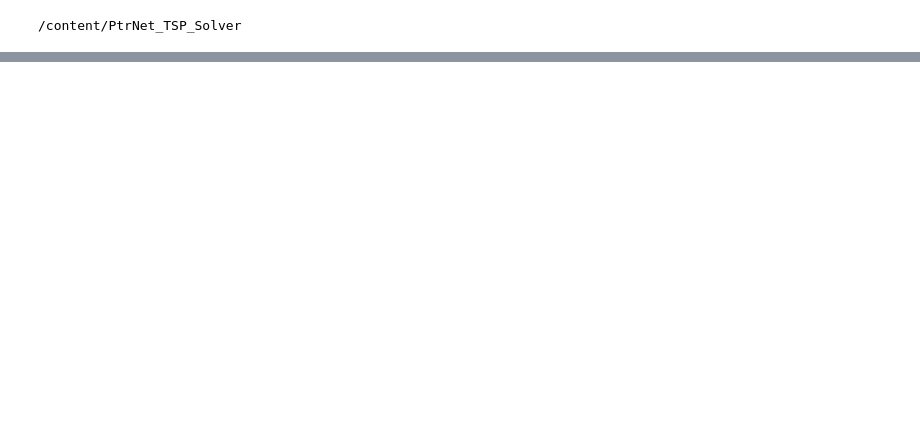
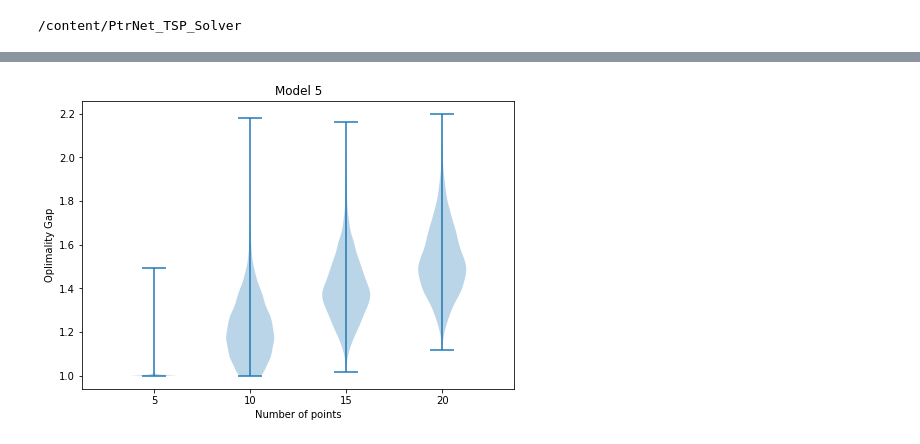
Before and after one commit to aditya140/PtrNet_TSP_Solver, a Jupyter notebook: TSP_train.ipynb, the cells around one changed output, grey strips where cells are left out. Drawn from its saved outputs; the diff is of its cells as text; code cells hidden in the pictures; blank space fills up the shorter version.

```diff
--- a/TSP_train.ipynb
+++ b/TSP_train.ipynb
@@ -34,0 +115,34 @@ cd PtrNet_TSP_Solver/
+# %%
+import matplotlib.pyplot as plt
+import numpy as np
+def set_axis_style(ax, labels):
+    ax.get_xaxis().set_tick_params(direction='out')
+    ax.xaxis.set_ticks_position('bottom')
+    ax.set_xticks(np.arange(1, len(labels) + 1))
+    ax.set_xticklabels(labels)
+    ax.set_xlim(0.25, len(labels) + 0.75)
+    ax.set_xlabel('Number of points')
+collectn_1 = df[5]["Model"]
+collectn_2 = df[10]["Model"]
+collectn_3 = df[15]["Model"]
+collectn_4 = df[20]["Model"]
+
+## combine these different collections into a list
+data_to_plot = [collectn_1, collectn_2, collectn_3, collectn_4]
+
+# Create a figure instance
+fig = plt.figure()
+
+# Create an axes instance
+ax = fig.add_axes([0,0,1,1])
+labels = ['5', '10', '15', '20']
+
+ax.set_ylabel('Oplimality Gap')
+ax.set_title(f'Model {model_type}')
+
+set_axis_style(ax, labels)
+# Create the boxplot
+bp = ax.violinplot(data_to_plot)
+# for pc in bp['bodies']:
+# %% [output]
+[figure, added]
```
Also changed, not shown: parts of 12 cells of this notebook.
